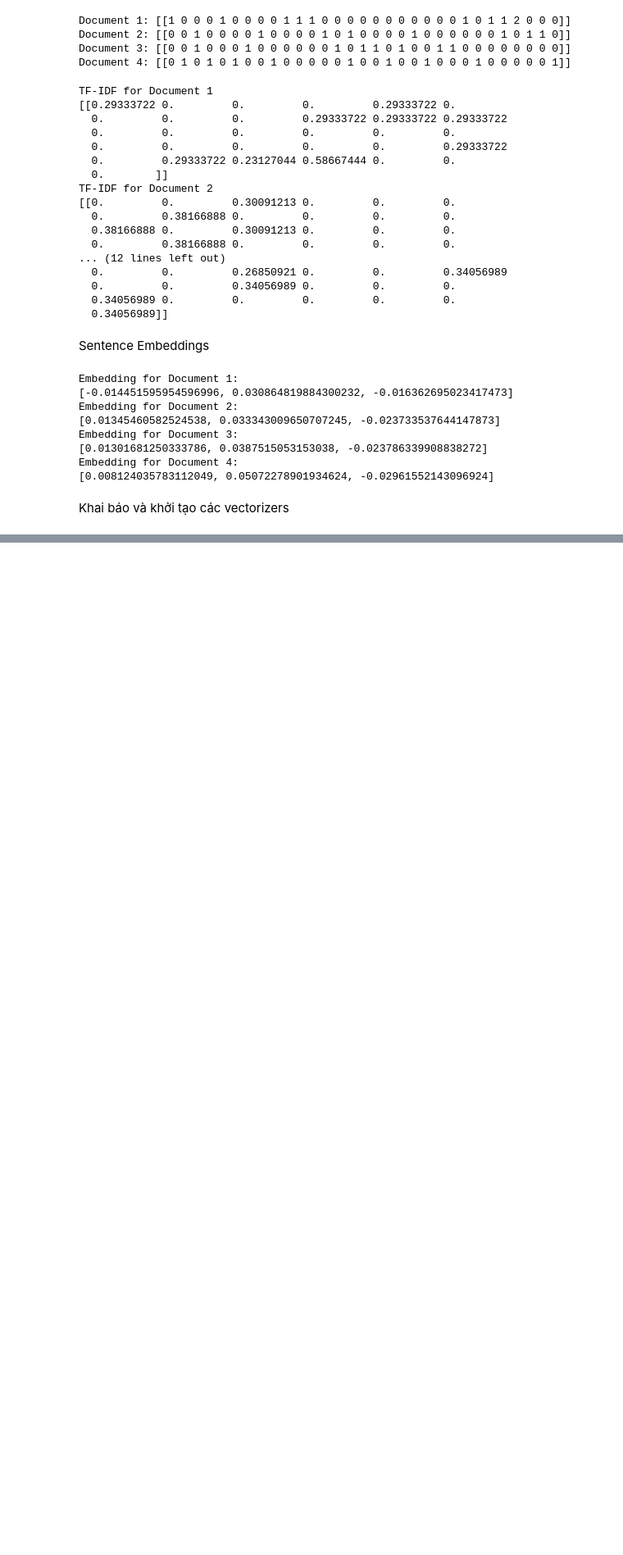
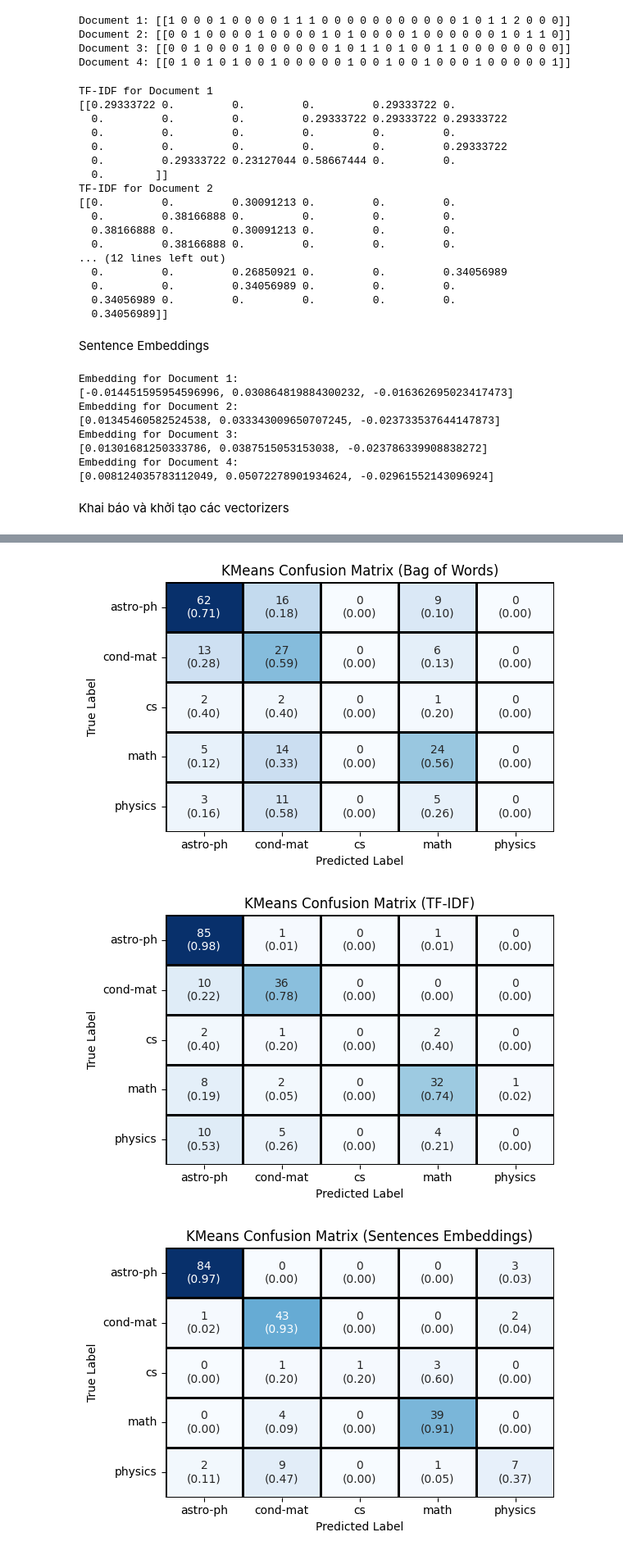
Before and after one commit to thanhvyttv/aio2025_study, a Jupyter notebook: Module3/3.1.topic_classification.ipynb, the cells around one changed output, grey strips where cells are left out. Shown at 82% size. Cells and saved outputs as stored; diff of their text form; code cells hidden in the pictures; blank space fills up the shorter version.

```diff
--- a/Module3/3.1.topic_classification.ipynb
+++ b/Module3/3.1.topic_classification.ipynb
@@ -249,7 +257,9 @@ class EmbeddingVetorizer:
         embeddings = self.model.encode(inputs, normalize_embeddings=self.normalize)
         return embeddings.tolist()
 
-    def transform_numpy(self, texts:List[str], mode: Literal['query', 'passage']='query') -> np.ndarray:
+    def transform_numpy(
+        self, texts: List[str], mode: Literal["query", "passage"] = "query"
+    ) -> np.ndarray:
         return np.array(self.transform(texts, mode=mode))
 
 
@@ -306,0 +389,42 @@ Shape of X_test_embeddings: (200, 768)
+# %%
+def plot_confusion_matrix(y_true, y_pred, label_list, figure_name="Confusion Matrix",save_path=None):
+    # Compute confusion matrix and normalize
+    cm = confusion_matrix(y_true, y_pred)
+    cm_normalized = cm.astype('float') / cm.sum(axis=1)[:, np.newaxis]
+
+    # Map class indices to names
+    labels = np.unique(y_true)
+    if isinstance(label_list, dict):
+        class_names = [label_list[i] for i in labels]
+    else:
+        class_names = [label_list[i] for i in labels]
+
+    # Create annotations with raw + normalized values
+    annotations = np.empty_like(cm).astype(str)
+    for i in range(cm.shape[0]):
+        for j in range(cm.shape[1]):
+            raw = cm[i,j]
+            norm = cm_normalized[i,j]
+            annotations[i,j]=f'{raw}\n({norm:.2f})'
+
+    # Plot
+    plt.figure(figsize=(6,4))
+    sns.heatmap(cm, annot=annotations, fmt="", cmap="Blues", xticklabels=class_names, yticklabels=class_names,cbar=False, linewidths=1, linecolor="black")
+    plt.xlabel("Predicted Label")
+    plt.ylabel("True Label")
+    plt.title(figure_name)
+    plt.tight_layout()
+
+    if save_path:
+        plt.savefig(save_path)
+
+    plt.show()
+# %%
+# Draw confusion matrixes
+plot_confusion_matrix(y_test, km_bow_labels, sorted_categories, "KMeans Confusion Matrix (Bag of Words)")
+plot_confusion_matrix(y_test, km_tfidf_labels, sorted_categories, "KMeans Confusion Matrix (TF-IDF)")
+plot_confusion_matrix(y_test, km_embeddings_labels, sorted_categories, "KMeans Confusion Matrix (Sentences Embeddings)")
+# %% [output]
+[figure, added]
+[figure, added]
+[figure, added]
```
Also changed, not shown: parts of 9 cells of this notebook, 1 other file.
